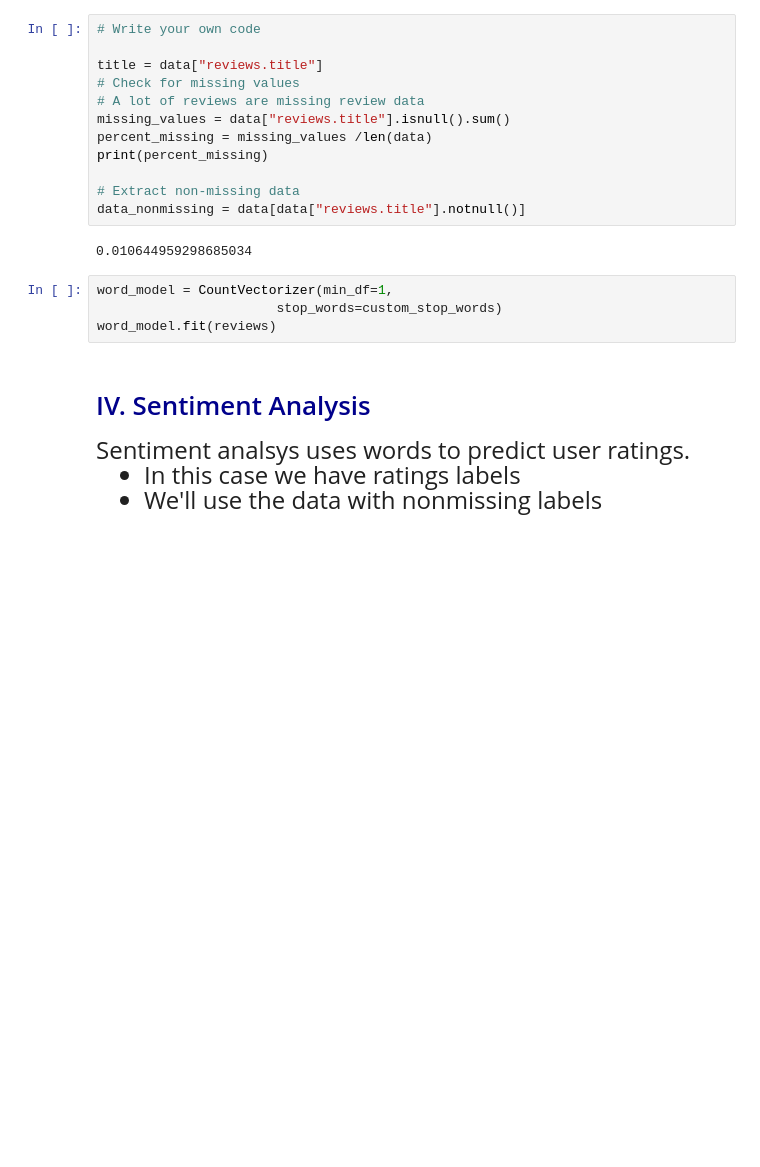
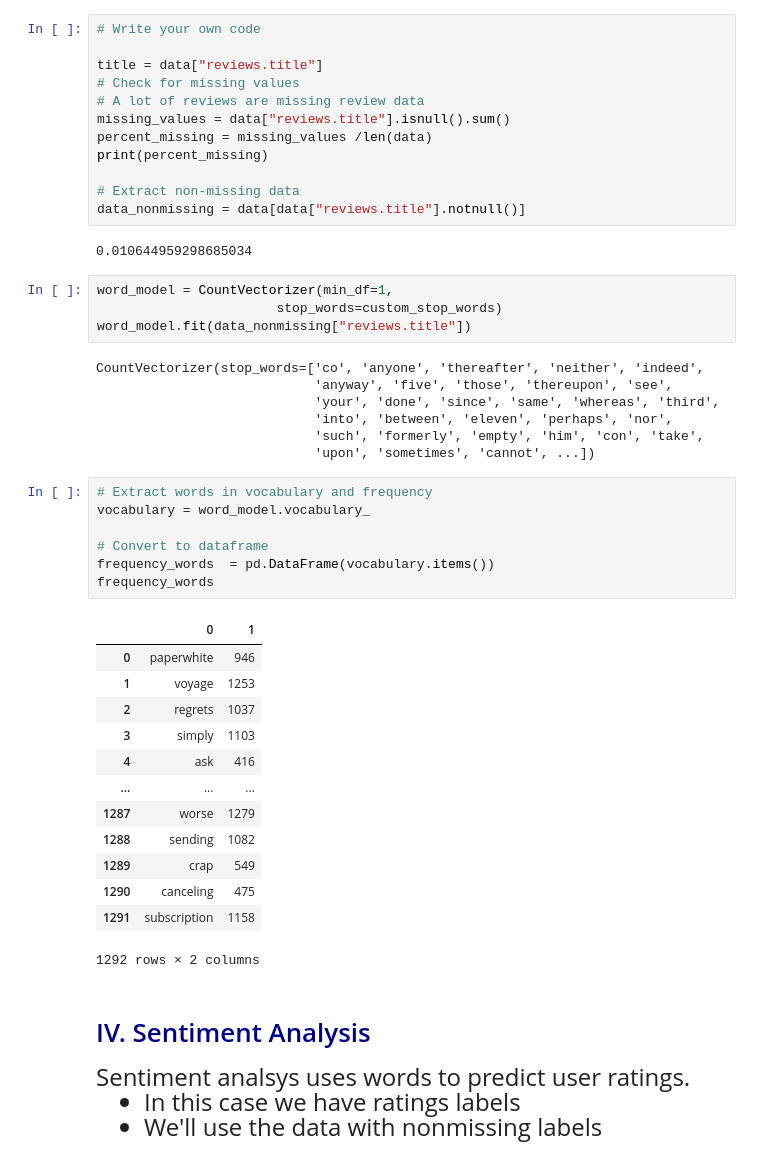
Before and after one commit to Kwatcho/datasci530fall2025, a Jupyter notebook: Lecture 20/Lecture 20 - Text Analysis.ipynb, the cells around one changed output. Saved outputs shown, nothing was run; the diff lists cells and outputs as text; blank space fills up the shorter version.

```diff
--- a/Lecture 20/Lecture 20 - Text Analysis.ipynb
+++ b/Lecture 20/Lecture 20 - Text Analysis.ipynb
@@ -224,7 +226,35 @@ data_nonmissing = data[data["reviews.title"].notnull()]
 # %%
 word_model = CountVectorizer(min_df=1,
                        stop_words=custom_stop_words)
-word_model.fit(reviews)
+word_model.fit(data_nonmissing["reviews.title"])
+# %% [output]
+CountVectorizer(stop_words=['co', 'anyone', 'thereafter', 'neither', 'indeed',
+                            'anyway', 'five', 'those', 'thereupon', 'see',
+                            'your', 'done', 'since', 'same', 'whereas', 'third',
+                            'into', 'between', 'eleven', 'perhaps', 'nor',
+                            'such', 'formerly', 'empty', 'him', 'con', 'take',
+                            'upon', 'sometimes', 'cannot', ...])
+# %%
+# Extract words in vocabulary and frequency
+vocabulary = word_model.vocabulary_
+
+# Convert to dataframe
+frequency_words  = pd.DataFrame(vocabulary.items())
+frequency_words
+# %% [output]
+|  | 0 | 1 |
+| 0 | paperwhite | 946 |
+| 1 | voyage | 1253 |
+| 2 | regrets | 1037 |
+| 3 | simply | 1103 |
+| 4 | ask | 416 |
+| ... | ... | ... |
+| 1287 | worse | 1279 |
+| 1288 | sending | 1082 |
+| 1289 | crap | 549 |
+| 1290 | canceling | 475 |
+| 1291 | subscription | 1158 |
+1292 rows × 2 columns
 # %% [markdown]
 # <span style="color:darkblue"> IV. Sentiment Analysis </span>
 
```
Also changed, not shown: parts of 2 cells of this notebook, 2 other files.
